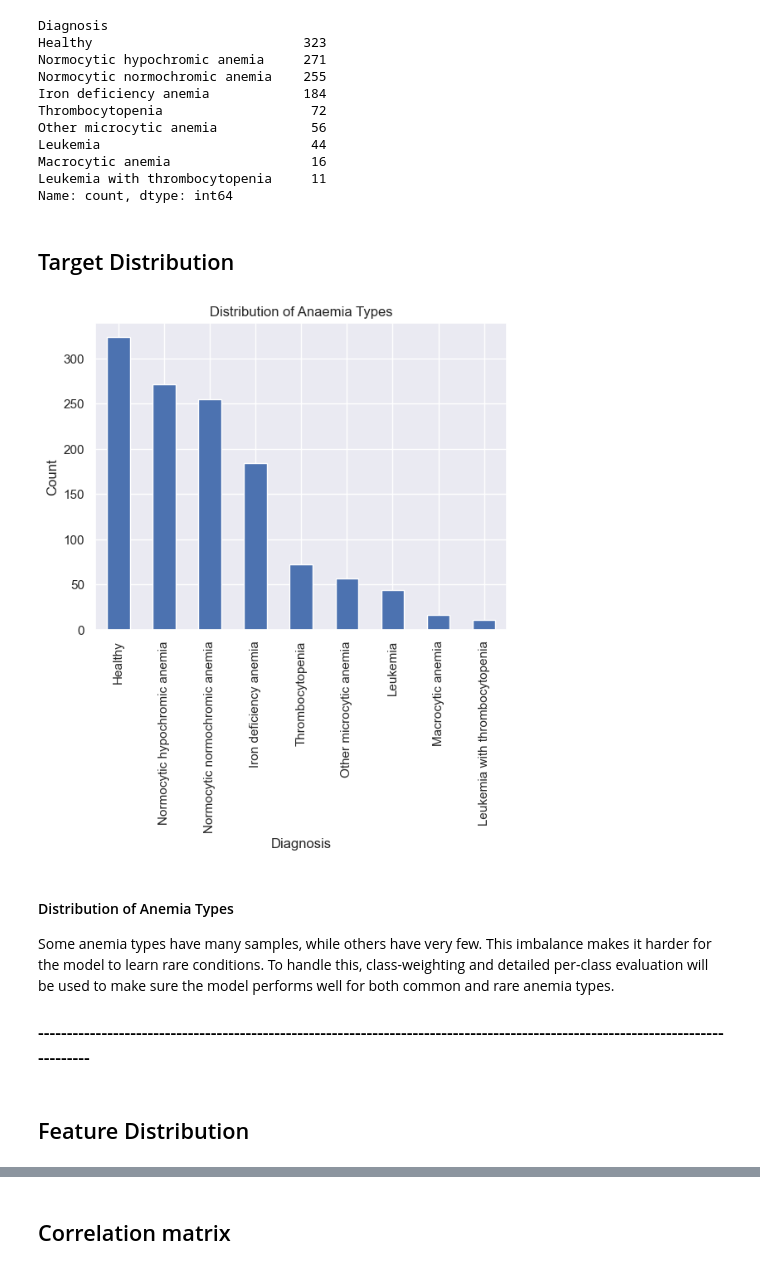
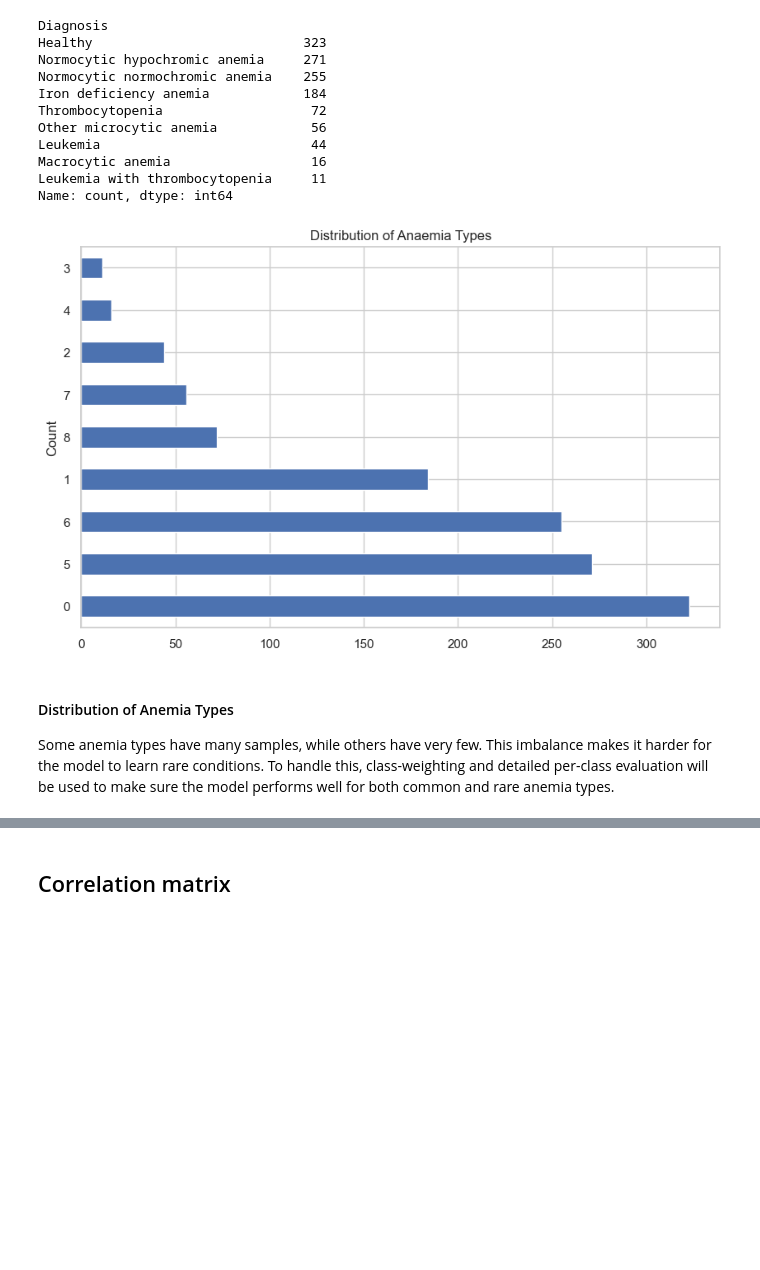
Before and after one commit to judeonuh/Early-Detection-of-Anaemia, a Jupyter notebook: notebook/Detecting_Anemia.ipynb, the cells around one changed output, grey strips where cells are left out. Cells and saved outputs as stored; diff of their text form; code cells hidden in the pictures; blank space fills up the shorter version.

```diff
--- a/notebook/Detecting_Anemia.ipynb
+++ b/notebook/Detecting_Anemia.ipynb
@@ -170,20 +221,14 @@ Leukemia                           44
 Macrocytic anemia                  16
 Leukemia with thrombocytopenia     11
 Name: count, dtype: int64
-# %% [markdown]
-## Target Distribution
-# %%
-# Visual EDA – Target Distribution
-
-dataset['Diagnosis'].value_counts().plot(kind='bar')
-plt.title("Distribution of Anaemia Types")
-plt.ylabel("Count")
-plt.show()
-# %% [output]
-[figure, removed]
+# %%
+# Target Distribution
+df['Diagnosis'].value_counts().plot(kind='barh')
+plt.title("Distribution of Anaemia Types")
+plt.ylabel("Count")
+plt.show()
+# %% [output]
+[figure, added]
 # %% [markdown]
 #### Distribution of Anemia Types
 Some anemia types have many samples, while others have very few. This imbalance makes it harder for the model to learn rare conditions. To handle this, class-weighting and detailed per-class evaluation will be used to make sure the model performs well for both common and rare anemia types.
-### --------------------------------------------------------------------------------------------------------------------------------
-# %% [markdown]
-## Feature Distribution
```
Also changed, not shown: parts of 31 cells of this notebook, 1 other file.
